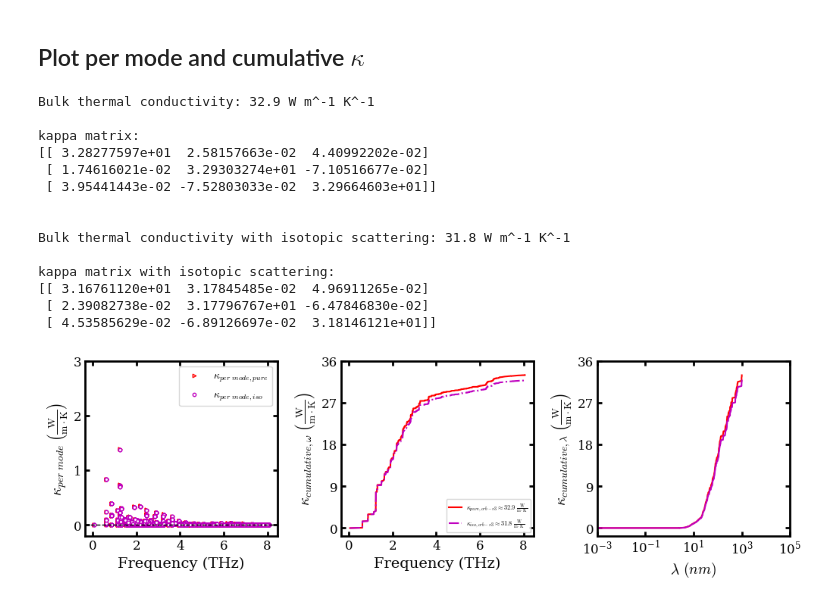
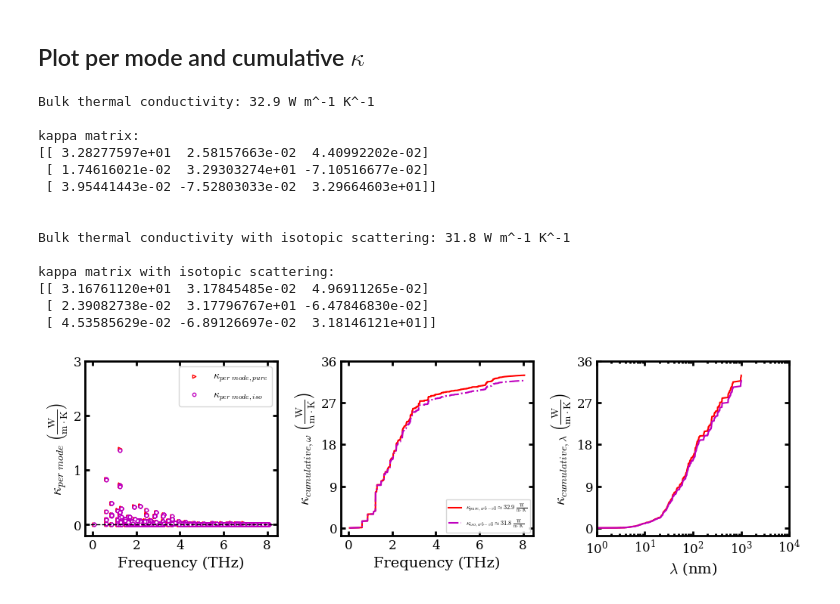
Before and after one commit to nanotheorygroup/kaldo-examples, a Jupyter notebook: machine_learning_potentials/gallium_arsenide_orb-v3_ORBCalculator/kALDo_with_orb_gallery.ipynb, the cells around one changed output. Saved outputs shown, nothing was run; the diff lists cells and outputs as text; code cells hidden in the pictures.

```diff
--- a/machine_learning_potentials/gallium_arsenide_orb-v3_ORBCalculator/kALDo_with_orb_gallery.ipynb
+++ b/machine_learning_potentials/gallium_arsenide_orb-v3_ORBCalculator/kALDo_with_orb_gallery.ipynb
@@ -357,33 +357,33 @@ plot(freq_sorted, kappa_cum_wrt_freq_iso, c='m',
 gca().set_yticks(np.arange(0, 45, 9))
 gca().set_xticks(np.arange(0, 10, 2))
 ylabel(r'$\kappa_{cumulative, \omega}\;\left(\frac{\rm{W}}{\rm{m}\cdot\rm{K}}\right)$',fontsize=14)
 xlabel('Frequency (THz)', fontsize=14)
 legend(loc=4, fontsize=6)
 
 subplot(1,3, 3)
 set_fig_properties([gca()])
 plot(lambda_sorted, kappa_cum_wrt_lambda, 'r')
 plot(lambda_sorted, kappa_cum_wrt_lambda_iso, c='m')
 gca().set_yticks(np.arange(0, 45, 9))
-xlabel(r'$\lambda \ (nm)$', fontsize=14)
+xlabel(r'$\lambda$ (nm)', fontsize=14)
 ylabel(r'$\kappa_{cumulative, \lambda}\;\left(\frac{\rm{W}}{\rm{m}\cdot\rm{K}}\right)$',fontsize=14)
 xscale('log')
-xlim([1e-3, 1e5])
+xlim([1e0, 1e4])
 subplots_adjust(wspace=0.33)
 show()
 # %% [output]
 Bulk thermal conductivity: 32.9 W m^-1 K^-1
 
 kappa matrix:
 [[ 3.28277597e+01  2.58157663e-02  4.40992202e-02]
  [ 1.74616021e-02  3.29303274e+01 -7.10516677e-02]
  [ 3.95441443e-02 -7.52803033e-02  3.29664603e+01]]
 
 
 Bulk thermal conductivity with isotopic scattering: 31.8 W m^-1 K^-1
 
 kappa matrix with isotopic scattering:
 [[ 3.16761120e+01  3.17845485e-02  4.96911265e-02]
  [ 2.39082738e-02  3.17796767e+01 -6.47846830e-02]
  [ 4.53585629e-02 -6.89126697e-02  3.18146121e+01]]
-[figure, old version]
+[figure, new version]
```
Also changed, not shown: parts of 1 cell of this notebook, 12 other files.
